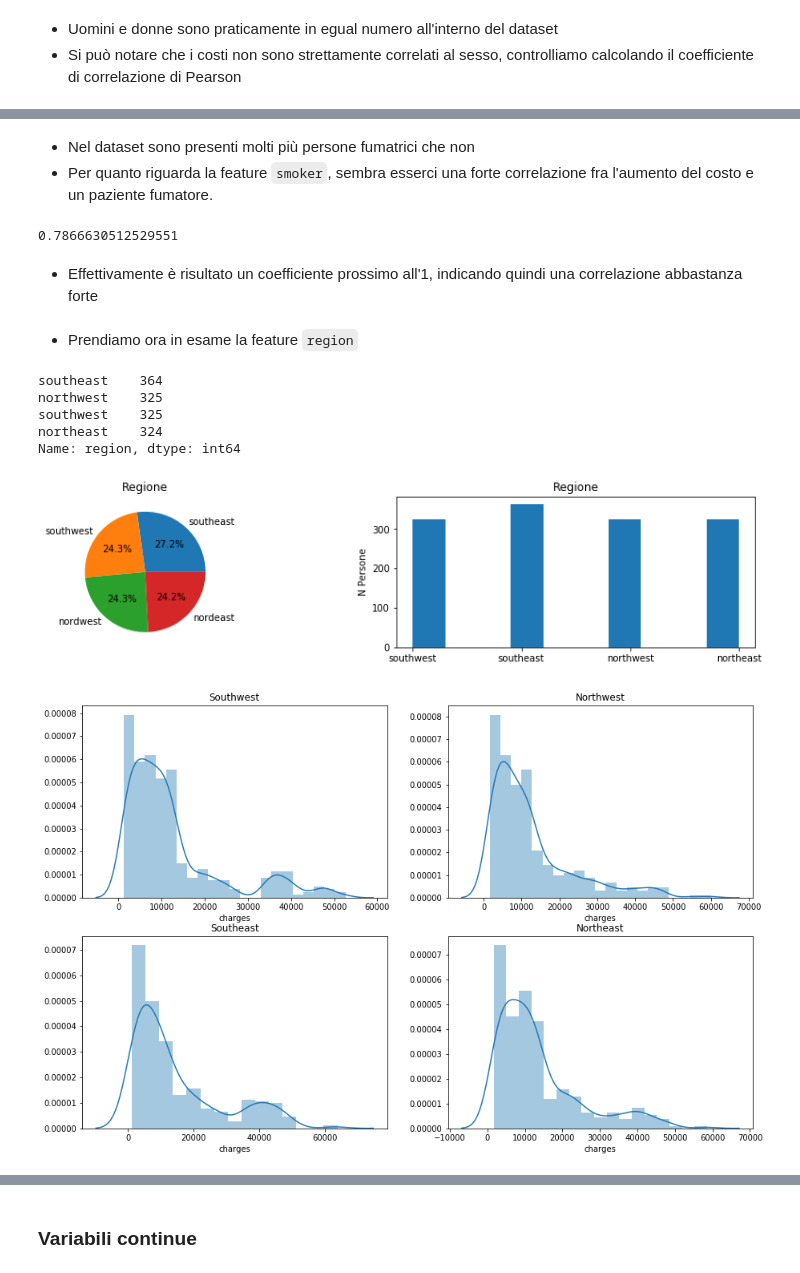
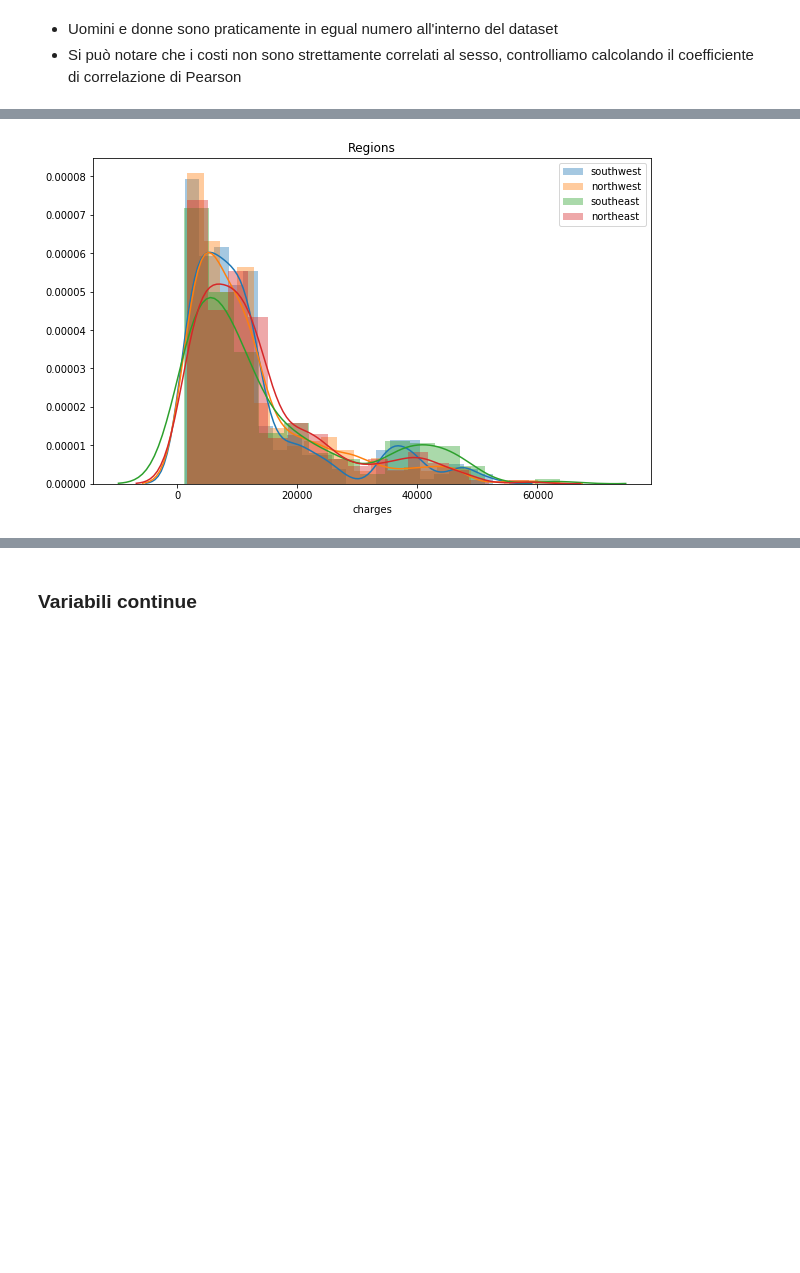
Before and after one commit to eliamarcantognini/DI_project, a Jupyter notebook: DI_Project.ipynb, the cells around one changed output, grey strips where cells are left out. Saved outputs shown, nothing was run; the diff lists cells and outputs as text; code cells hidden in the pictures; blank space fills up the shorter version.

```diff
--- a/DI_Project.ipynb
+++ b/DI_Project.ipynb
@@ -186,40 +259,13 @@ Name: smoker, dtype: int64
-# %% [markdown]
-- Nel dataset sono presenti molti più persone fumatrici che non
-- Per quanto riguarda la feature `smoker`, sembra esserci una forte correlazione fra l'aumento del costo e un paziente fumatore.
-# %%
-correlation(insurance_data.smoker, insurance_data.charges)
-# %% [output]
-0.7866630512529551
-# %% [markdown]
-- Effettivamente è risultato un coefficiente prossimo all'1, indicando quindi una correlazione abbastanza forte
-# %% [markdown]
-- Prendiamo ora in esame la feature `region`
 # %%
-plt.figure(figsize=(15, 10))
-# Distribuzione delle regioni
-plt.subplot(3, 2, 1)
-plt.title('Regione')
-plt.pie(insurance.region.value_counts(), autopct='%1.1f%%', labels=[ 'southeast', 'southwest', 'nordwest', 'nordeast']);
-plt.subplot(3, 2, 2)
-plt.title('Regione')
-plt.ylabel('N Persone')
-plt.hist(insurance.region)
-
 southwest = insurance.loc[insurance.region == 'southwest']
 northwest = insurance.loc[insurance.region == 'northwest']
 southeast = insurance.loc[insurance.region == 'southeast']
 northeast = insurance.loc[insurance.region == 'northeast']
-plt.figure(figsize=(15,15))
-sns.distplot(southwest['charges'], ax=plt.subplot(3,2,3)).set_title(label='Southwest')
-sns.distplot(northwest['charges'], ax=plt.subplot(3,2,4)).set_title(label='Northwest')
-sns.distplot(southeast['charges'], ax=plt.subplot(3,2,5)).set_title(label='Southeast')
-sns.distplot(northeast['charges'], ax=plt.subplot(3,2,6)).set_title(label='Northeast');
-insurance.region.value_counts()
+plt.figure(figsize=(10, 6))
+sns.distplot(southwest['charges'], label='southwest').set_title(label='Regions')
+sns.distplot(northwest['charges'], label='northwest')
+sns.distplot(southeast['charges'], label='southeast')
+sns.distplot(northeast['charges'], label='northeast')
+plt.legend();
 # %% [output]
-southeast    364
-northwest    325
-southwest    325
-northeast    324
-Name: region, dtype: int64
-[figure, old version]
+[figure, new version]
-[figure, removed]
```
Also changed, not shown: parts of 115 cells of this notebook.
